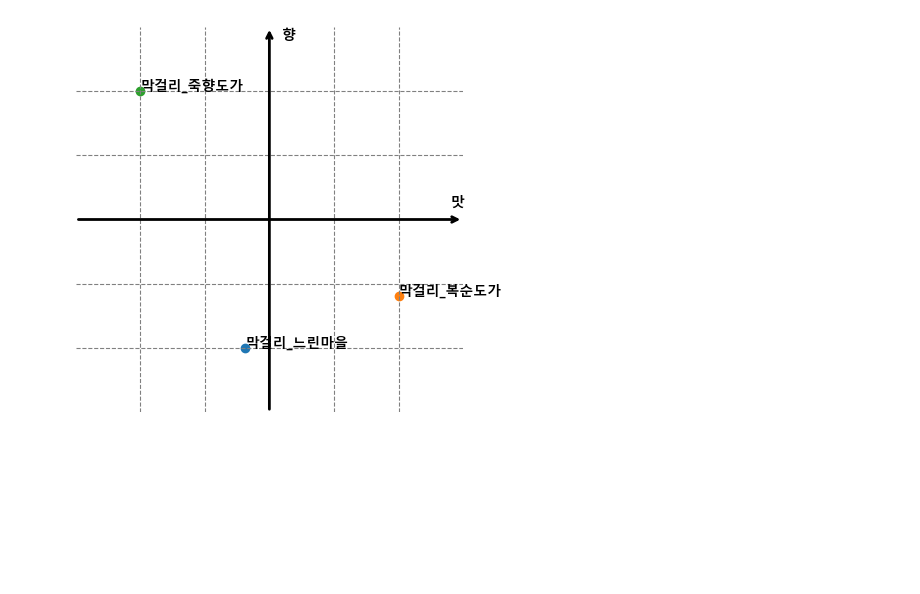
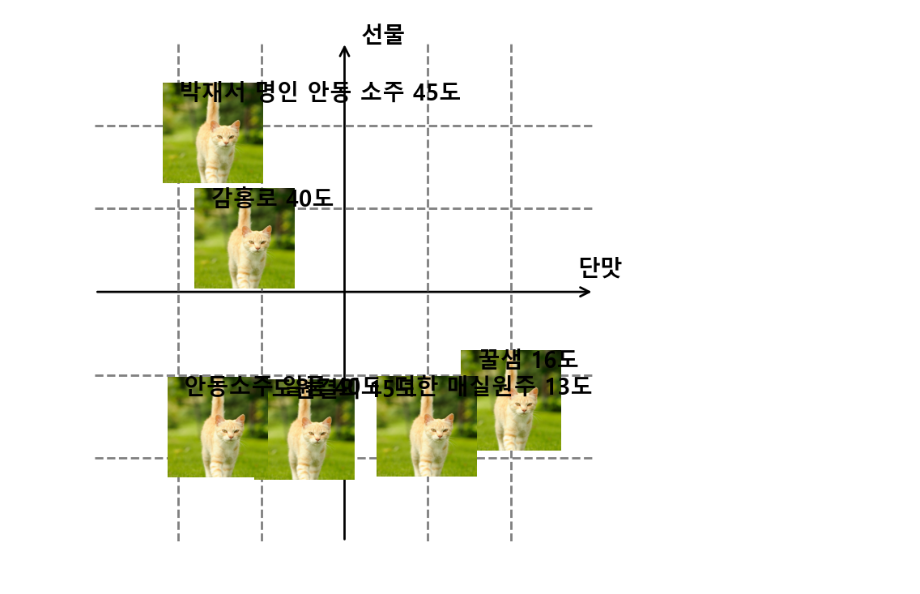
Before and after one commit to JJongSSu/Study, a Jupyter notebook: Teamproject/second/포지셔닝 맵/포지셔닝.ipynb, the cells around one changed output. Drawn from its saved outputs; the diff is of its cells as text; code cells hidden in the pictures; blank space fills up the shorter version.

```diff
--- a/Teamproject/second/포지셔닝 맵/포지셔닝.ipynb
+++ b/Teamproject/second/포지셔닝 맵/포지셔닝.ipynb
@@ -18,3 +17,16 @@ y_text = '향'
+# %%
+name_list =["감홍로 40도","금설 35도","꿀샘 16도","더한 매실원주 13도","도원결의 15도","박재서 명인 안동 소주 45도",
+            "안동소주 일품 40도","서울의밤 25도","토끼소주 화이트","오미자 리큐르 16도", '바다한잔 동해소주']
+
+position_list=['단맛','순함','독함','부드러움','탄산','선물','향']
+
+word_list=['단|달','순하|순해','독해','부드|깔끔','톡','선물','은은|향긋|과일향|누룩', '탄산', '색|탁도', '끝맛', '가성비', '산미', '걸쭉']
+
+x_index = position_list.index(x_line)
+y_index = position_list.index(y_line)
+
+x_text = word_list[x_index]
+y_text = word_list[y_index]
 # %%
 x_list = []
 y_list = []
@@ -25,6 +37,8 @@ for name in name_list:
     # globals()[f"{name}"]
     x_list.append(len(data[data.text.str.contains(x_text)])/len(data))
     y_list.append(len(data[data.text.str.contains(y_text)])/len(data))
+x_list.append(0)
+y_list.append(0)
 # %%
 x = np.array(x_list).reshape(-1,1)
 y = np.array(y_list).reshape(-1,1)
@@ -36,54 +48,60 @@ target_list = ["막걸리_느린마을","막걸리_복순도가","막걸리_죽
+# %%
+target_list = ["감홍로 40도","꿀샘 16도","더한 매실원주 13도","도원결의 15도","박재서 명인 안동 소주 45도",
+            "안동소주 일품 40도"]
 # %%
 plt.rcParams['axes.unicode_minus'] = False
 
 font_name = fm.FontProperties(fname='C:/Windows/Fonts/malgun.ttf').get_name()
 
 plt.rc('font', family=font_name)
-plt.rcParams["figure.figsize"] = (5, 5)
-plt.rcParams['lines.linewidth'] = 2
-plt.rcParams['lines.color'] = 'r'
+plt.rcParams["figure.figsize"] = (8, 8)
 # %%
 font = {'family' : font_name,
         'weight' : 'bold',
-        'size'   : 10}
+        'size'   : 20}
 
 plt.plot()
 plt.rc('font', **font)
 plt.xlim(-0.25,1.25)
 plt.ylim(-0.25,1.25)
-plt.text(1.2,0.55,x_text)
-plt.text(0.55,1.2,y_text)
+plt.text(1.2,0.55, position_list[x_index])
+plt.text(0.55,1.25, position_list[y_index])
 plt.annotate('',
              ha = 'center', va = 'bottom',
              xytext = (-0.25, 0.5),
              xy = (1.25, 0.5),
+             zorder=0,
              arrowprops = {'edgecolor':'black',
               'arrowstyle':'->',
               'lw' : 2
               })
 
 plt.annotate('',
              ha = 'center', va = 'bottom',
              xytext = (0.5, -0.25),
              xy = (0.5, 1.25),
+             zorder=0,
              arrowprops = {'edgecolor':'black',
               'arrowstyle':'->',
               'lw' : 2
               })
-plt.grid(True, color='gray', alpha=1, linestyle='--')
 plt.xticks([0,0.25,0.75,1], alpha=0)
 plt.yticks([0,0.25,0.75,1], alpha=0)
-plt.tick_params(axis='both', pad=0, length=0)
+plt.tick_params(axis='both', length=0)
 
 plt.gca().spines['right'].set_visible(False) #오른쪽 테두리 제거
 plt.gca().spines['top'].set_visible(False) #위 테두리 제거
 plt.gca().spines['left'].set_visible(False) #왼쪽 테두리 제거
-plt.gca().spines['bottom'].set_visible(False) #왼쪽 테두리 제거
+plt.gca().spines['bottom'].set_visible(False)
+plt.grid(True, color='gray', alpha=1, linestyle='--', lw=2,zorder=0)
+
 for target in target_list:
     target_index = name_list.index(target)
     target_x = scaled_x[target_index]
     target_y = scaled_y[target_index]
     plt.scatter(target_x,target_y)
-    plt.text(target_x, target_y, name_list[target_index], size=10)
+    img = mpimg.imread("C:/temf/1.jpg")
+    plt.imshow(img,extent=[target_x[0]-0.15, target_x[0]+0.15, target_y[0]-0.15, target_y[0]+0.15],zorder=2)
+    plt.text(target_x-0.1, target_y+0.1, name_list[target_index])
 # %% [output]
-[figure, old version]
+[figure, new version]
```
Also changed, not shown: parts of 4 cells of this notebook, 4 other files.
